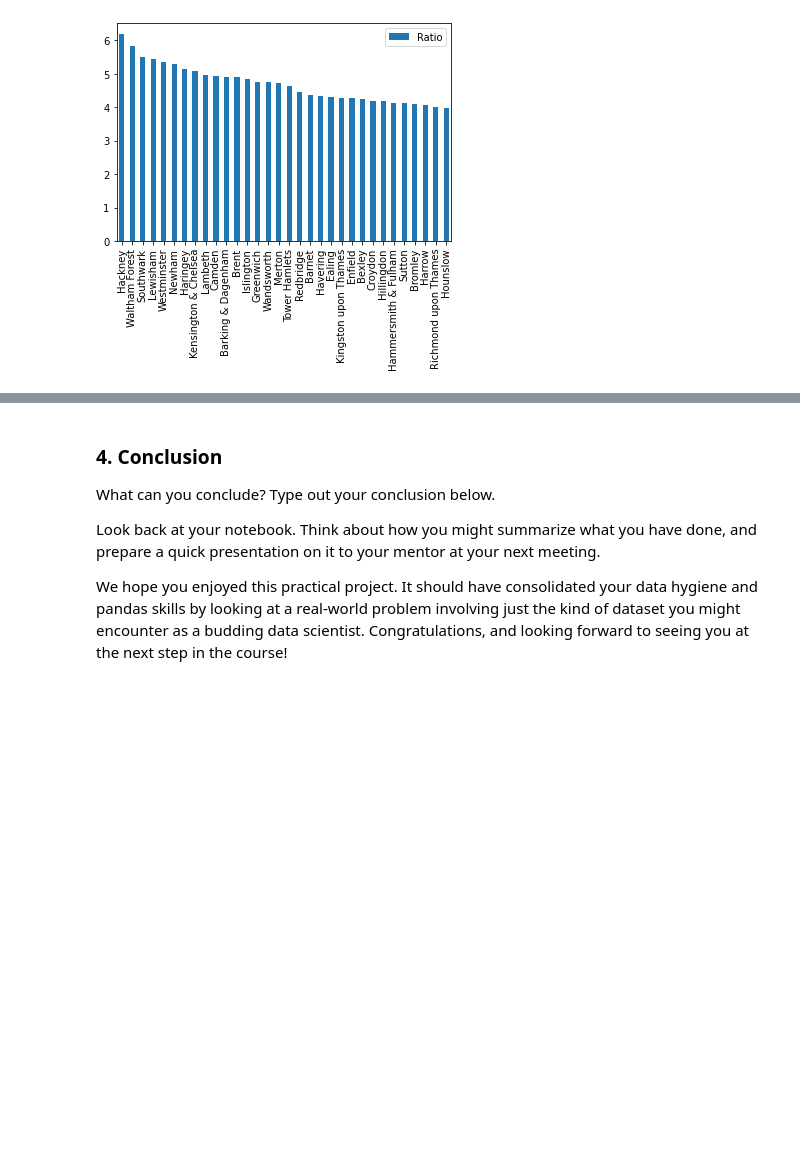
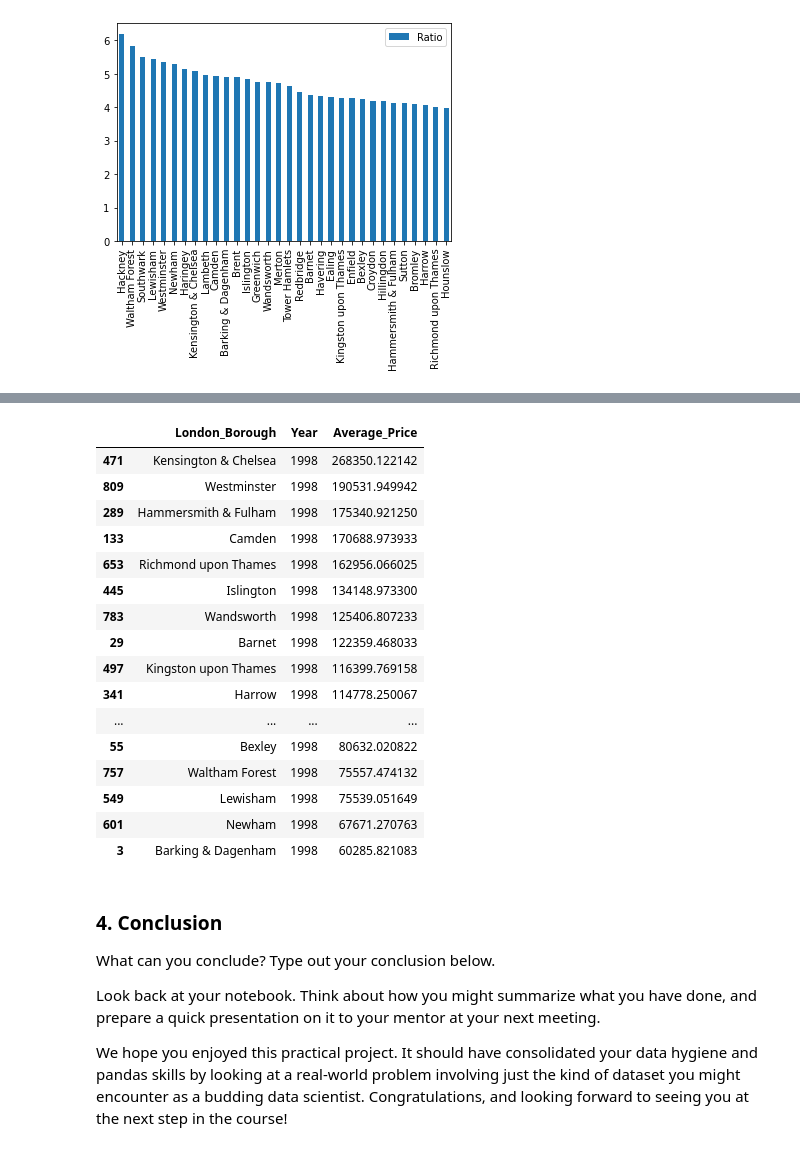
Before and after one commit to alecway/Springboard, a Jupyter notebook: London_Housing.ipynb, the cells around one changed output, grey strips where cells are left out. Drawn from its saved outputs; the diff is of its cells as text; code cells hidden in the pictures; blank space fills up the shorter version.

```diff
--- a/London_Housing.ipynb
+++ b/London_Housing.ipynb
@@ -488,0 +526,3 @@ ax.set_xticklabels(rdft.Borough)
+# %%
+#Subsets the data frame by 'Year' == 2018 and sorts in descending order, then assigns to absdf98
+absdf98 = dfgb[dfgb['Year'] == 1998].sort_values('Average_Price', ascending=False)
@@ -489,3 +549,23 @@ ax.set_xticklabels(rdft.Borough)
+# %%
+absdf98
+# %% [output]
+|  | London_Borough | Year | Average_Price |
+| 471 | Kensington & Chelsea | 1998 | 268350.122142 |
+| 809 | Westminster | 1998 | 190531.949942 |
+| 289 | Hammersmith & Fulham | 1998 | 175340.921250 |
+| 133 | Camden | 1998 | 170688.973933 |
+| 653 | Richmond upon Thames | 1998 | 162956.066025 |
+| 445 | Islington | 1998 | 134148.973300 |
+| 783 | Wandsworth | 1998 | 125406.807233 |
+| 29 | Barnet | 1998 | 122359.468033 |
+| 497 | Kingston upon Thames | 1998 | 116399.769158 |
+| 341 | Harrow | 1998 | 114778.250067 |
+| ... | ... | ... | ... |
+| 55 | Bexley | 1998 | 80632.020822 |
+| 757 | Waltham Forest | 1998 | 75557.474132 |
+| 549 | Lewisham | 1998 | 75539.051649 |
+| 601 | Newham | 1998 | 67671.270763 |
+| 3 | Barking & Dagenham | 1998 | 60285.821083 |
 # %% [markdown]
 ### 4. Conclusion
 What can you conclude? Type out your conclusion below.
```
Also changed, not shown: parts of 8 cells of this notebook.
